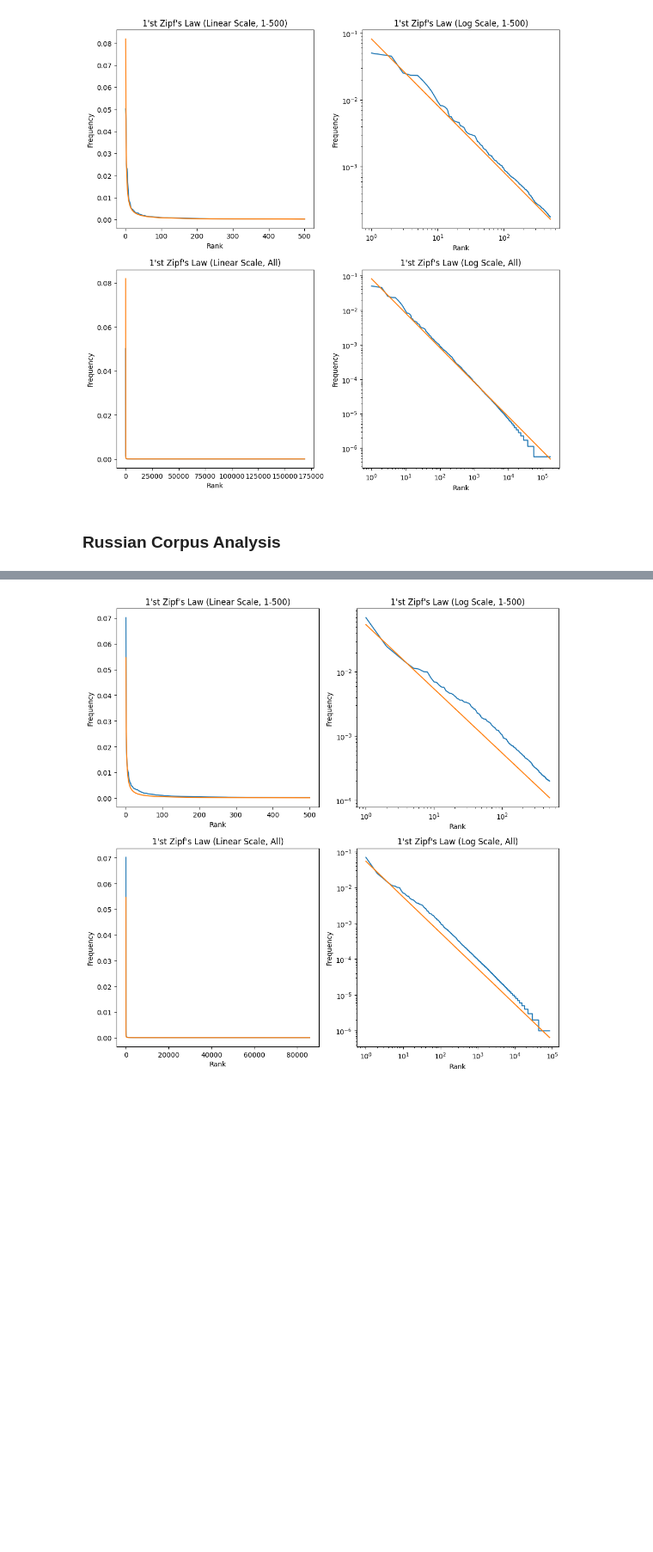
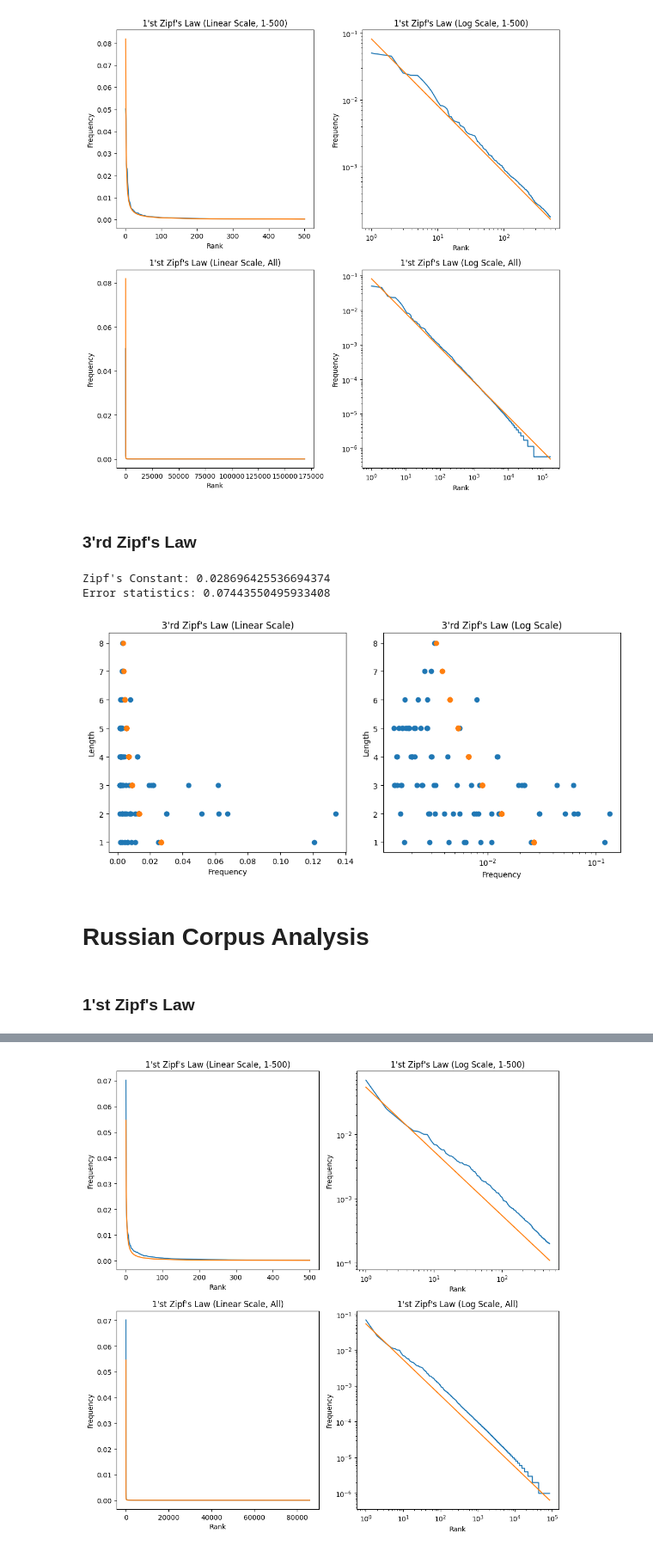
Before and after one commit to tayadj/Data-Science, a Jupyter notebook: Empirical Linguistic Laws Analysis/main.ipynb, the cells around one changed output, grey strips where cells are left out. Shown at 86% size. Saved outputs shown, nothing was run; the diff lists cells and outputs as text; code cells hidden in the pictures; blank space fills up the shorter version.

```diff
--- a/Empirical Linguistic Laws Analysis/main.ipynb
+++ b/Empirical Linguistic Laws Analysis/main.ipynb
@@ -132,8 +153,52 @@ plt.tight_layout()
 plt.show()
 # %% [output]
 [figure]
+# %% [markdown]
+### 3'rd Zipf's Law
+# %%
+auxiliary_PoS = spanish.iloc[[0,1,2,3,4,5,6,8,8,9,10,11,12,13,16,17,18,19,20,21,22,27,28,29,32,34,36,37,38,40,41,45,46,47,52,55,56,60,73,75,76,77,79,80,81,84,85,86,91,90,92,94,98,99,100,106,110,111,114,116,119,120,121,124,128,131,134,142,146,147,153,155,158,159,163,167,173,174,176,181,186,187]]
+rank = np.array([len(word) for word in auxiliary_PoS['Word']])
+frequency = np.array(auxiliary_PoS['Frequency'])/np.array(auxiliary_PoS['Frequency']).sum()
+
+zipf_const = np.array([rank[i] * frequency[i] for i in range (0, len(auxiliary_PoS))]).mean()
+print("Zipf's Constant:", zipf_const)
+
+emp_mean =  np.array([zipf_const/rank[i] for i in range (0, len(auxiliary_PoS))]).sum()
+emp_mse = (np.array([(zipf_const/rank[i] - emp_mean)**2 for i in range (0, len(auxiliary_PoS))]).sum()) ** (0.5)
+error = (len(auxiliary_PoS)**0.5 * (np.array([frequency[i] - zipf_const/rank[i] for i in range (0, len(auxiliary_PoS))])).sum() / emp_mse)
+print("Error statistics:", error)
+# %% [output]
+Zipf's Constant: 0.028696425536694374
+Error statistics: 0.07443550495933408
+# %%
+auxiliary_PoS = spanish.iloc[[0,1,2,3,4,5,6,8,8,9,10,11,12,13,16,17,18,19,20,21,22,27,28,29,32,34,36,37,38,40,41,45,46,47,52,55,56,60,73,75,76,77,79,80,81,84,85,86,91,90,92,94,98,99,100,106,110,111,114,116,119,120,121,124,128,131,134,142,146,147,153,155,158,159,163,167,173,174,176,181,186,187]]
+rank = np.array([len(word) for word in auxiliary_PoS['Word']])
+frequency = np.array(auxiliary_PoS['Frequency'])/np.array(auxiliary_PoS['Frequency']).sum()
+
+fig, ((ax1, ax2)) = plt.subplots(1, 2, figsize=(10, 5))
+
+rank = np.array([len(word) for word in auxiliary_PoS['Word']])
+frequency = np.array(auxiliary_PoS['Frequency'])/np.array(auxiliary_PoS['Frequency']).sum()
+ax1.scatter(frequency, rank)
+ax1.scatter([zipf_const/rank[i] for i in range (0,len(auxiliary_PoS))], rank)
+ax1.set_xlabel("Frequency")
+ax1.set_ylabel("Length")
+ax1.set_title("3'rd Zipf's Law (Linear Scale)")
+ax2.scatter(frequency, rank)
+ax2.scatter([zipf_const/rank[i] for i in range (0,len(auxiliary_PoS))], rank)
+ax2.set_xscale('log')
+ax2.set_xlabel("Frequency")
+ax2.set_ylabel("Length")
+ax2.set_title("3'rd Zipf's Law (Log Scale)")
+
+plt.tight_layout()
+plt.show()
+# %% [output]
+[figure, added]
 # %% [markdown]
-### Russian Corpus Analysis
+# Russian Corpus Analysis
+# %% [markdown]
+### 1'st Zipf's Law
 # %%
 rank = np.array(range(1, len(russian)+1))
 frequency = np.array(russian['Frequency'])/np.array(english['Frequency']).sum()
```
Also changed, not shown: parts of 13 cells of this notebook.
